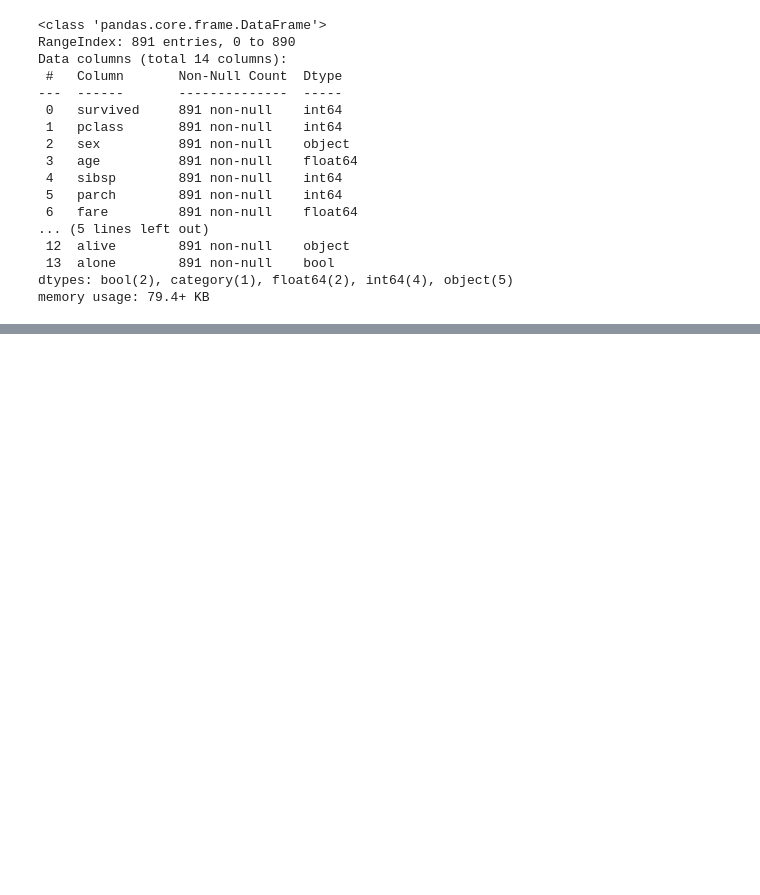
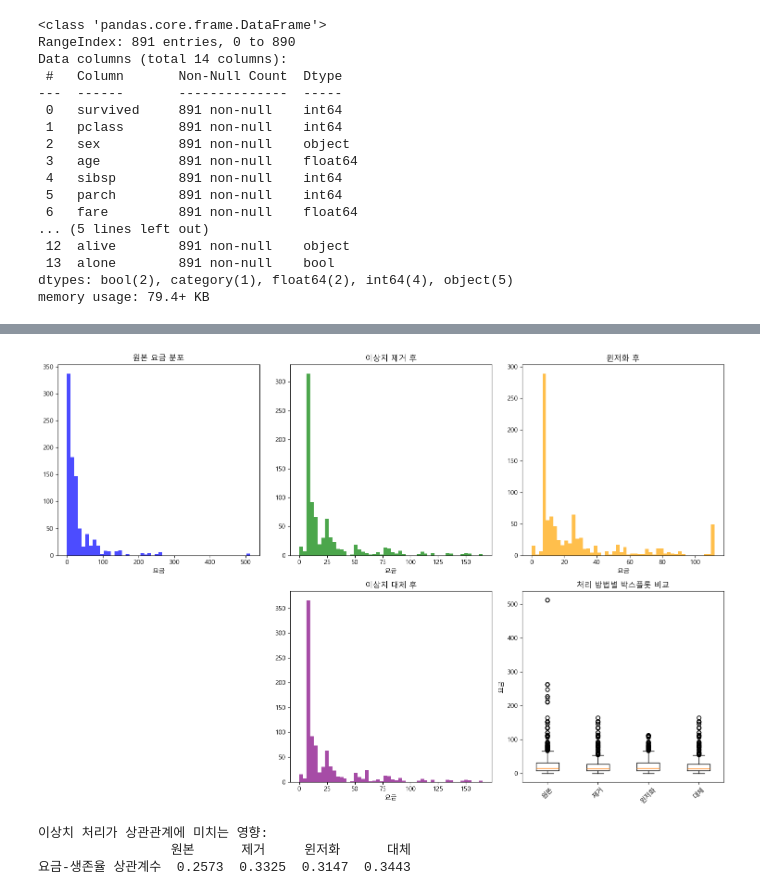
Before and after one commit to ming2tofu33/TIL, a Jupyter notebook: DataAnalysis/titanic.ipynb, the cells around one changed output, grey strips where cells are left out. Cells and saved outputs as stored; diff of their text form; code cells hidden in the pictures; blank space fills up the shorter version.

```diff
--- a/DataAnalysis/titanic.ipynb
+++ b/DataAnalysis/titanic.ipynb
@@ -348,0 +473,18 @@ print(survived1.head(10))
+# %%
+# 방법 3: 객실 등급별 중앙값으로 대체
+
+def replace_outliers_with_median(data: pd.DataFrame, group_col: str, value_col: str) -> pd.DataFrame:
+    data_replaced = data.copy()
+    for group in data[group_col].unique():
+        # 특정 그룹 시리즈
+        group_data = data[data[group_col] == group]
+        med_val = group_data[value_col].median()
+        # 해당 등급의 이상치를 중앙값으로 대체
+        group_outliers = fare_outliers_by_pclass & (data[group_col] == group)
+        data_replaced.loc[group_outliers, value_col] = med_val
+
+    return data_replaced
+
+titanic_replaced = replace_outliers_with_median(titanic, 'pclass', 'fare')
+
+titanic_replaced
@@ -348,0 +538,56 @@ print(survived1.head(10))
+# %%
+# 6. 시각화: 처리 방법별 분포 비교
+plt.figure(figsize=(15, 10))
+
+plt.subplot(2, 3, 1)
+plt.hist(titanic['fare'], bins=50, alpha=0.7, color='blue')
+plt.title('원본 요금 분포')
+plt.xlabel('요금')
+
+plt.subplot(2, 3, 2)
+plt.hist(titanic_removed['fare'], bins=50, alpha=0.7, color='green')
+plt.title('이상치 제거 후')
+plt.xlabel('요금')
+
+plt.subplot(2, 3, 3)
+plt.hist(titanic_winsorized['fare'], bins=50, alpha=0.7, color='orange')
+plt.title('윈저화 후')
+plt.xlabel('요금')
+
+plt.subplot(2, 3, 5)
+plt.hist(titanic_replaced['fare'], bins=50, alpha=0.7, color='purple')
+plt.title('이상치 대체 후')
+plt.xlabel('요금')
+
+plt.subplot(2, 3, 6)
+# 박스플롯으로 비교
+box_data = [
+    titanic['fare'].values,
+    titanic_removed['fare'].values,
+    titanic_winsorized['fare'].values,
+    titanic_replaced['fare'].values
+]
+plt.boxplot(box_data, labels=['원본', '제거', '윈저화', '대체'])
+plt.title('처리 방법별 박스플롯 비교')
+plt.ylabel('요금')
+plt.xticks(rotation=45)
+
+plt.tight_layout()
+plt.show()
+# %% [output]
+[figure, added]
+# %%
+# 7. 이상치 처리가 분석에 미치는 영향 확인
+correlation_comparison = pd.DataFrame({
+    '원본': [titanic['fare'].corr(titanic['survived'])],
+    '제거': [titanic_removed['fare'].corr(titanic_removed['survived'])],
+    '윈저화': [titanic_winsorized['fare'].corr(titanic_winsorized['survived'])],
+    '대체': [titanic_replaced['fare'].corr(titanic_replaced['survived'])]
+}, index=['요금-생존율 상관계수'])
+
+print("\n이상치 처리가 상관관계에 미치는 영향:")
+print(correlation_comparison.round(4))
+# %% [output]
+이상치 처리가 상관관계에 미치는 영향:
+                 원본      제거     윈저화      대체
+요금-생존율 상관계수  0.2573  0.3325  0.3147  0.3443
```
Also changed, not shown: parts of 15 cells of this notebook.
